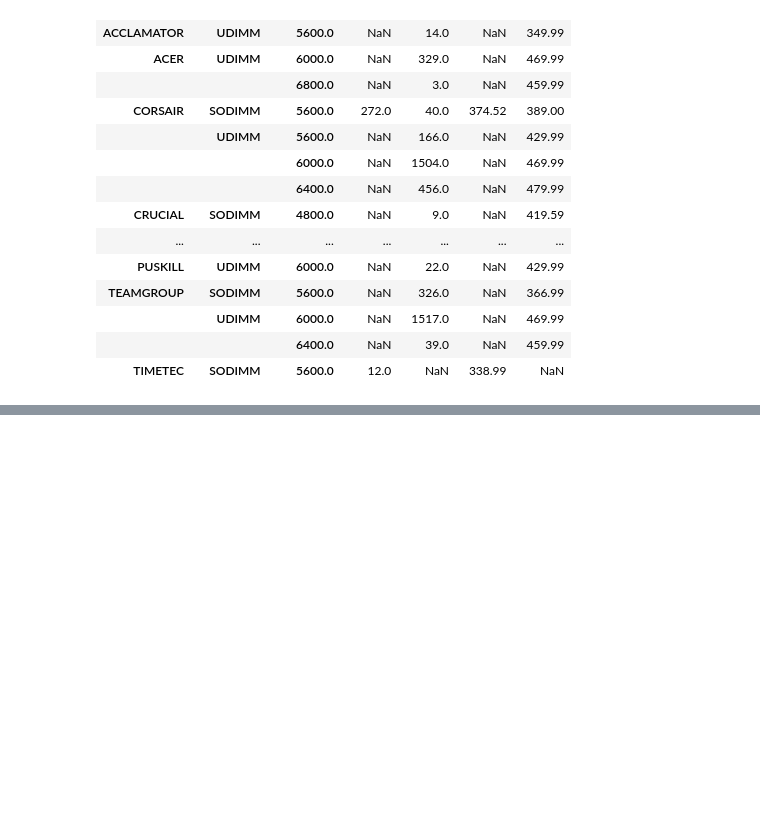
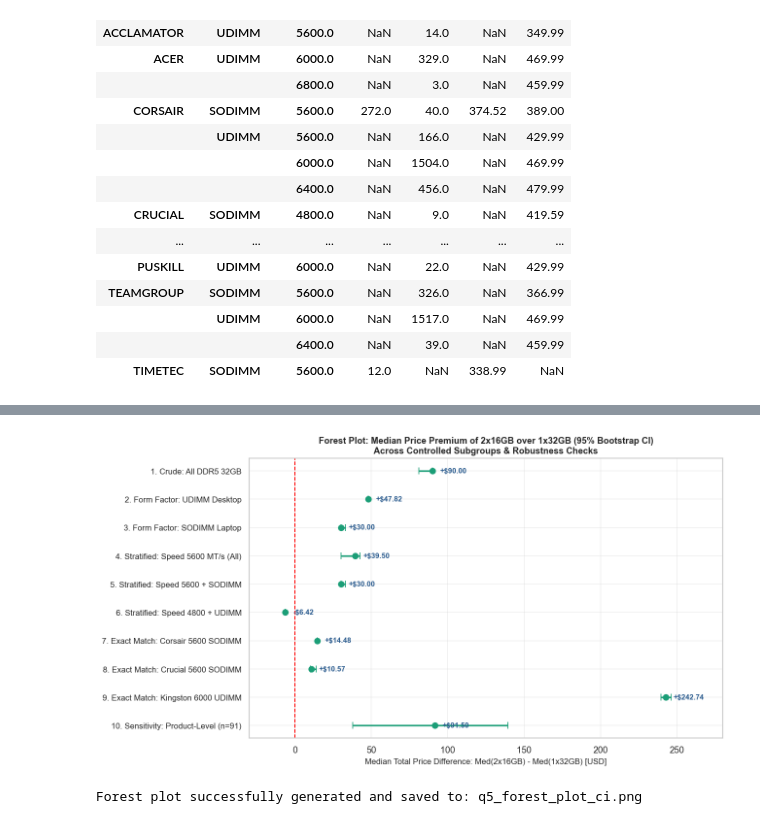
Before and after one commit to tri-trg/DDR5-and-NVMe-Prices-Analysis, a Jupyter notebook: notebooks/02_q5_kit_comparison_clean.ipynb, the cells around one changed output, grey strips where cells are left out. Cells and saved outputs as stored; diff of their text form; code cells hidden in the pictures; blank space fills up the shorter version.

```diff
--- a/notebooks/02_q5_kit_comparison.ipynb
+++ b/notebooks/02_q5_kit_comparison_clean.ipynb
@@ -376,0 +582,51 @@ Our exploratory data analysis reveals four foundational insights that govern the
+# %%
+# Compile scenario data for Forest Plot
+forest_data = pd.DataFrame([
+    {"Scenario": "1. Crude: All DDR5 32GB", "Diff": 90.00, "CI_low": 81.17, "CI_high": 90.00},
+    {"Scenario": "2. Form Factor: UDIMM Desktop", "Diff": 47.82, "CI_low": 47.82, "CI_high": 47.82},
+    {"Scenario": "3. Form Factor: SODIMM Laptop", "Diff": 30.00, "CI_low": 30.00, "CI_high": 32.95},
+    {"Scenario": "4. Stratified: Speed 5600 MT/s (All)", "Diff": 39.50, "CI_low": 30.00, "CI_high": 42.45},
+    {"Scenario": "5. Stratified: Speed 5600 + SODIMM", "Diff": 30.00, "CI_low": 30.00, "CI_high": 32.95},
+    {"Scenario": "6. Stratified: Speed 4800 + UDIMM", "Diff": -6.42, "CI_low": -6.42, "CI_high": -6.42},
+    {"Scenario": "7. Exact Match: Corsair 5600 SODIMM", "Diff": 14.48, "CI_low": 14.48, "CI_high": 14.49},
+    {"Scenario": "8. Exact Match: Crucial 5600 SODIMM", "Diff": 10.57, "CI_low": 10.04, "CI_high": 14.00},
+    {"Scenario": "9. Exact Match: Kingston 6000 UDIMM", "Diff": 242.74, "CI_low": 239.71, "CI_high": 246.18},
+    {"Scenario": "10. Sensitivity: Product-Level (n=91)", "Diff": 91.50, "CI_low": 37.82, "CI_high": 139.45},
+])
+
+fig, ax = plt.subplots(figsize=(11, 6), dpi=120)
+y_indices = np.arange(len(forest_data))
+
+# Zero reference line
+ax.axvline(0, color='red', linestyle='--', linewidth=1.2, label='Zero Difference ($0)')
+
+# Error bars representing 95% Bootstrap CI
+ax.errorbar(
+    forest_data['Diff'], y_indices,
+    xerr=[forest_data['Diff'] - forest_data['CI_low'], forest_data['CI_high'] - forest_data['Diff']],
+    fmt='o', color='#1b9e77', ecolor='#1b9e77', elinewidth=2, capsize=4, markersize=7
+)
+
+ax.set_yticks(y_indices)
+ax.set_yticklabels(forest_data['Scenario'], fontsize=10)
+ax.invert_yaxis()
+ax.set_title(
+    'Forest Plot: Median Price Premium of 2x16GB over 1x32GB (95% Bootstrap CI)\nAcross Controlled Subgroups & Robustness Checks',
+    fontsize=11, fontweight='bold'
+)
+ax.set_xlabel('Median Total Price Difference: Med(2x16GB) - Med(1x32GB) [USD]', fontsize=10)
+
+# Annotate point estimates
+for idx, row in forest_data.iterrows():
+    val = row['Diff']
+    sign = "+" if val > 0 else "-"
+    ax.text(val + 5, idx, f"{sign}${abs(val):.2f}", va='center', fontsize=9, fontweight='bold', color='#2b5c8f')
+
+ax.set_xlim(-30, 280)
+plt.tight_layout()
+plt.savefig('q5_forest_plot_ci.png')
+plt.show()
+print("Forest plot successfully generated and saved to: q5_forest_plot_ci.png")
+# %% [output]
+[figure, added]
+Forest plot successfully generated and saved to: q5_forest_plot_ci.png
```
Also changed, not shown: parts of 14 cells of this notebook, 1 other file.
